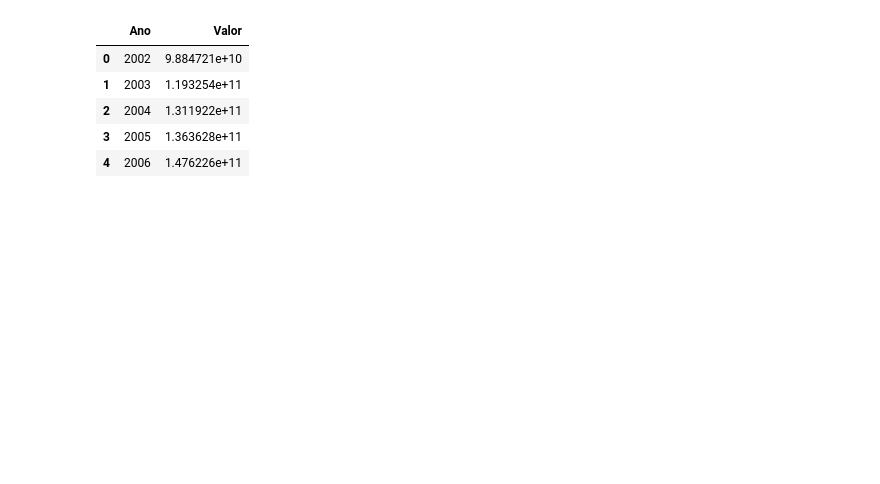
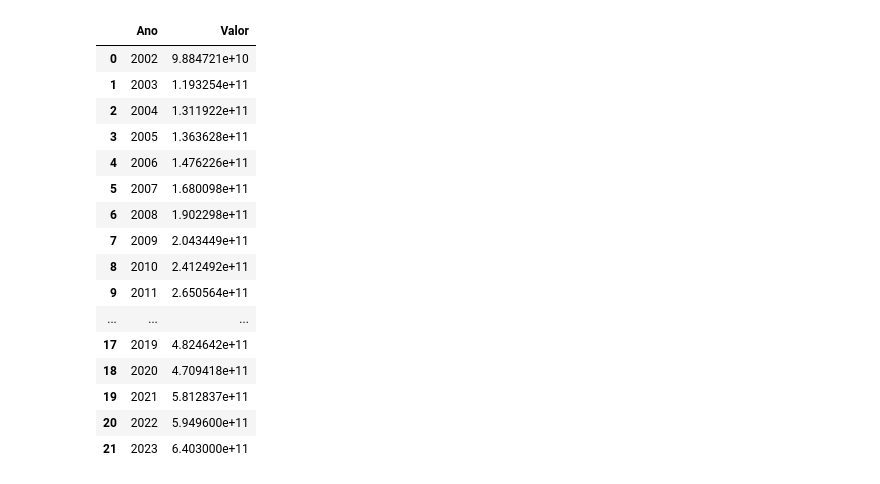
Before and after one commit to TSANTOSLIVE/PROJETO, a Jupyter notebook: Transformacoes/tf_pib_rs.ipynb, the cells around one changed output. Saved outputs shown, nothing was run; the diff lists cells and outputs as text; code cells hidden in the pictures; blank space fills up the shorter version.

```diff
--- a/Transformacoes/tf_pib_rs.ipynb
+++ b/Transformacoes/tf_pib_rs.ipynb
@@ -27,15 +23,36 @@ for ano in range(2002, 2022):
 # %%
 # mutiplicar por 1.000.000
 df_novo['Valor'] = (df_novo['Valor'] * 1000000).round(2)
+# %%
+# FONTE: https://www.estado.rs.gov.br/estiagem-provoca-queda-de-5-1-do-pib-do-rs-em-2022 e https://observatoriodaindustriars.org.br/inteligencia-estrategica/pib-do-rs-cresce-17-em-2023-e-fica-abaixo-do-esperado/
+# adicionando novas linhas de PIB 2022 e 2023
+
+# Create a new DataFrame with the two rows to be added
+df_nova_linha = pd.DataFrame({'Ano': [2022, 2023], 'Valor': [594.96*1000000000, 640.30*1000000000]})
+
+# Concatenate the new DataFrame with the original DataFrame
+df_novo = pd.concat([df_novo, df_nova_linha], ignore_index=True)
+
+# Print the first 30 rows of the updated DataFrame
+df_novo.iloc[0:30]
+# %% [output]
+|  | Ano | Valor |
+| 0 | 2002 | 9.884721e+10 |
+| 1 | 2003 | 1.193254e+11 |
+| 2 | 2004 | 1.311922e+11 |
+| 3 | 2005 | 1.363628e+11 |
+| 4 | 2006 | 1.476226e+11 |
+| 5 | 2007 | 1.680098e+11 |
+| 6 | 2008 | 1.902298e+11 |
+| 7 | 2009 | 2.043449e+11 |
+| 8 | 2010 | 2.412492e+11 |
+| 9 | 2011 | 2.650564e+11 |
+| ... | ... | ... |
+| 17 | 2019 | 4.824642e+11 |
+| 18 | 2020 | 4.709418e+11 |
+| 19 | 2021 | 5.812837e+11 |
+| 20 | 2022 | 5.949600e+11 |
+| 21 | 2023 | 6.403000e+11 |
 # %%
 # salvar arquivo
 df_novo.to_csv('../data/output/pib_rs.csv', index=False, sep=';', decimal=',')
-# %%
-df_novo.iloc[0:5]
-# %% [output]
-|  | Ano | Valor |
-| 0 | 2002 | 9.884721e+10 |
-| 1 | 2003 | 1.193254e+11 |
-| 2 | 2004 | 1.311922e+11 |
-| 3 | 2005 | 1.363628e+11 |
-| 4 | 2006 | 1.476226e+11 |
```
Also changed, not shown: parts of 1 cell of this notebook, 11 other files.
